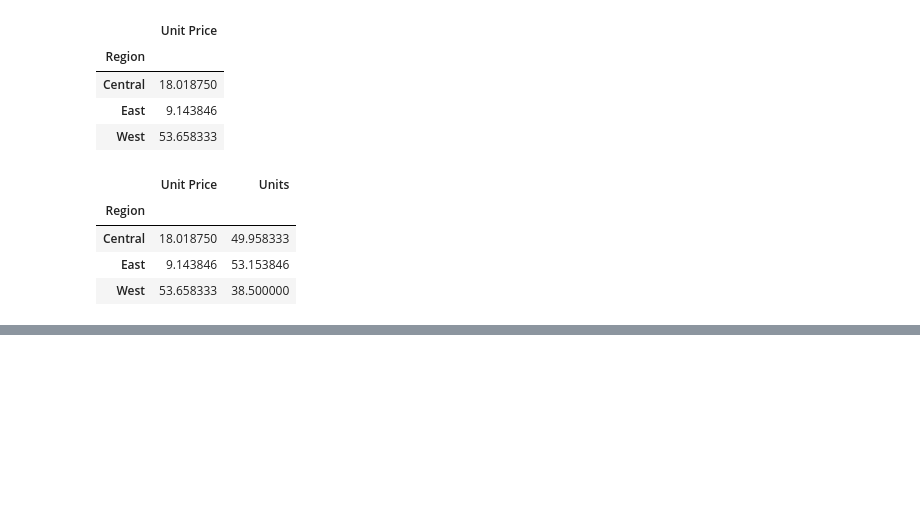
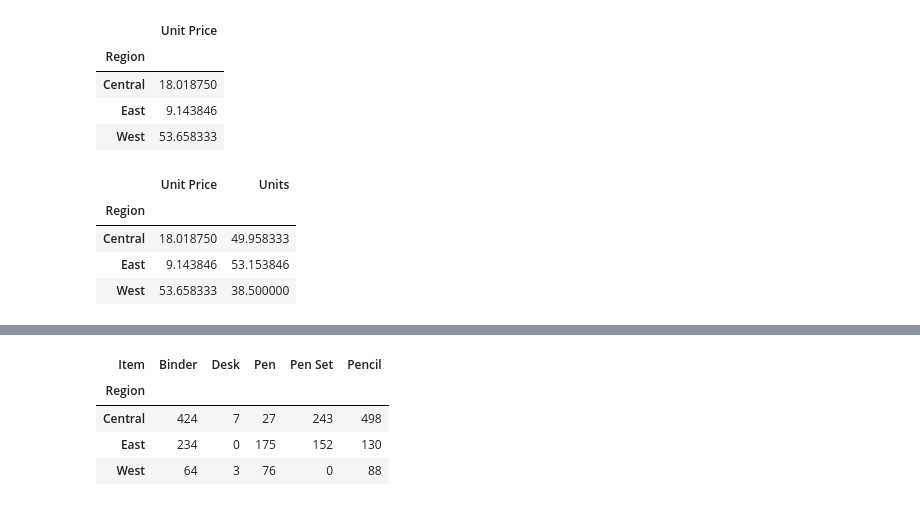
Before and after one commit to thakurnisha200105-tech/Samsung_innovation_campus_assigment, a Jupyter notebook: Chapter3.ipynb, the cells around one changed output, grey strips where cells are left out. Saved outputs shown, nothing was run; the diff lists cells and outputs as text; code cells hidden in the pictures; blank space fills up the shorter version.

```diff
--- a/Chapter3.ipynb
+++ b/Chapter3.ipynb
@@ -274,13 +268,10 @@ sorted_df1.head(10)
 # c
 # %%
 import pandas as pd
-import numpy as np
-import os
 
-# Read the data
-df2 = pd.read_csv('data_sales.csv', header='infer')
+df2 = pd.read_csv(
+    r'/Users/nishathakur/Downloads/AI:ML Assignment/AI Chapter-3 Quiz/03_Data Files/data_sales.csv'
+)
 
-# print(df.shape)
-# df.head(5)
-print(df2)
+print(df2.head())
 # %% [output]
@@ -390,0 +359,16 @@ KeyError: 'ItemType'
+# %%
+#6
+pd.pivot_table(
+    df2,
+    values='Units',
+    index='Region',
+    columns='Item',
+    aggfunc='sum',
+    fill_value=0
+)
+# %% [output]
+| Item | Binder | Desk | Pen | Pen Set | Pencil |
+| Region |  |  |  |  |  |
+| Central | 424 | 7 | 27 | 243 | 498 |
+| East | 234 | 0 | 175 | 152 | 130 |
+| West | 64 | 3 | 76 | 0 | 88 |
```
Also changed, not shown: parts of 57 cells of this notebook.
